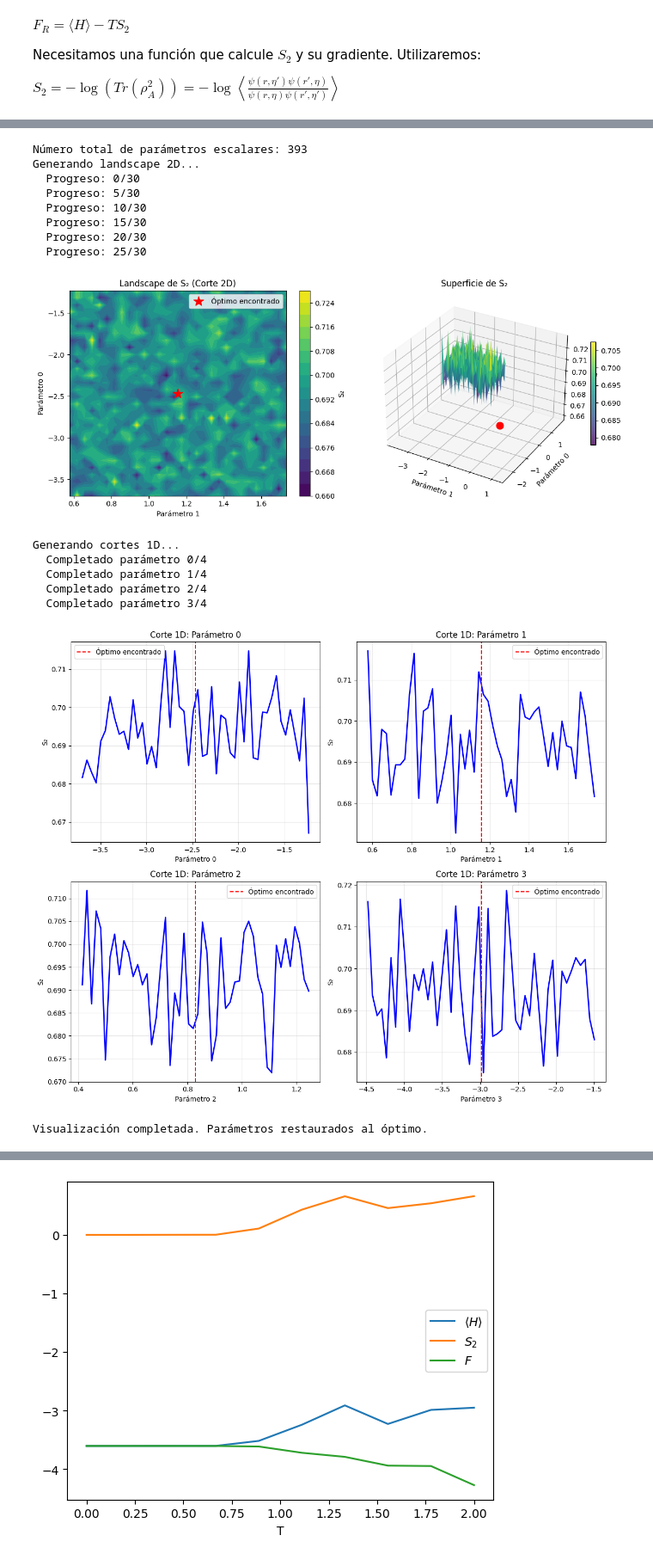
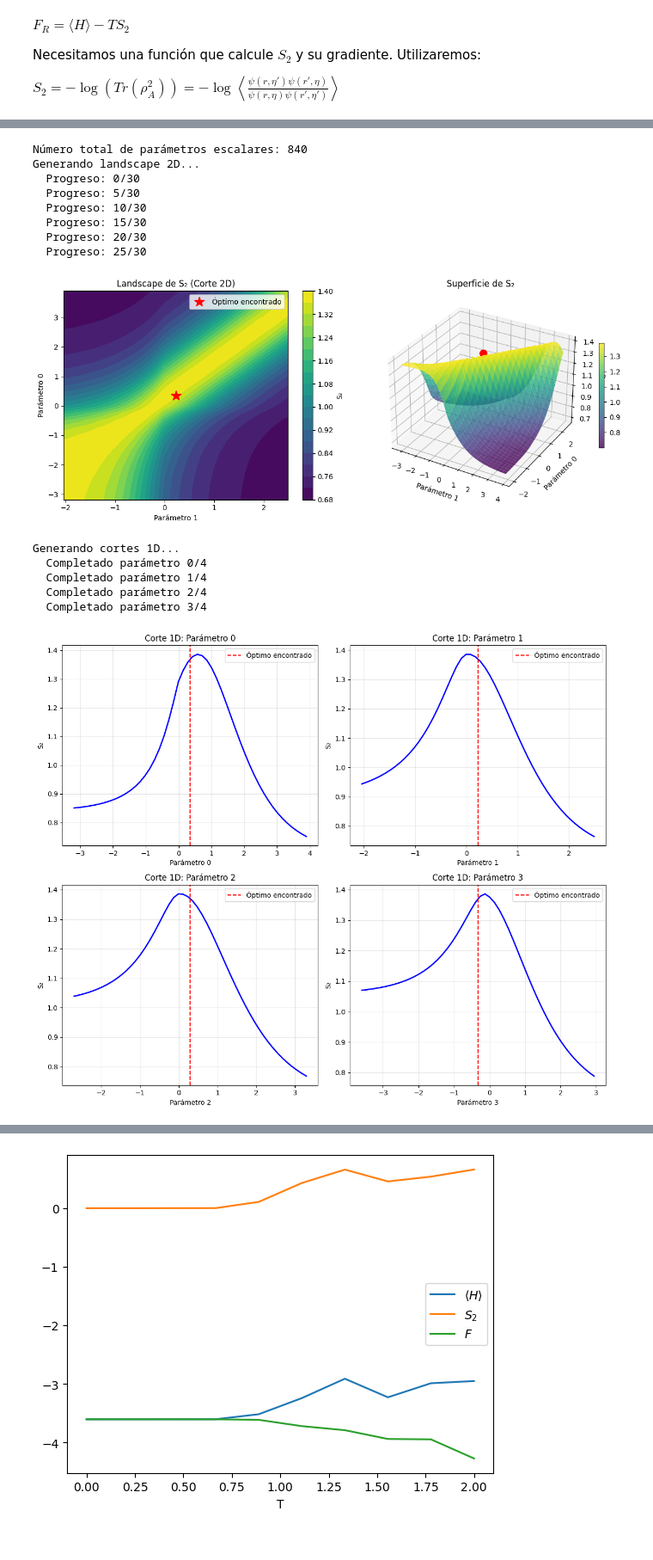
Before and after one commit to ismaelcastrouimp/TFM, a Jupyter notebook: Ancilla_Ising.ipynb, the cells around one changed output, grey strips where cells are left out. Shown at 86% size. Drawn from its saved outputs; the diff is of its cells as text; code cells hidden in the pictures.

```diff
--- a/Ancilla_Ising.ipynb
+++ b/Ancilla_Ising.ipynb
@@ -707,7 +707,7 @@ class RBM_Z2(nn.Module):
 partition = list(range(N))
 # sampler = nk.sampler.MetropolisLocal(hi_extended)
 sampler = nk.sampler.ExactSampler(hilbert=hi_extended)
-model = RBM_Z2(alpha=1, trivial_Z2=True)
+model = RBM_Z2(alpha=8, trivial_Z2=True)
 vstate = nk.vqs.MCState(sampler, model, n_samples=20000)
 vstate.init_parameters
 # optimizer = optax.sgd(learning_rate=0.8, momentum=0.9)
@@ -720,19 +720,33 @@ vstate.init_parameters
 # )
 optimizer = optax.chain(
     optax.clip_by_global_norm(1.0),
-    optax.adamw(  # AdamW = Adam + weight decay (mejor regularización)
+    optax.adam(
         learning_rate=optax.warmup_cosine_decay_schedule(
-            init_value=0.0,           # Empieza en 0
-            peak_value=0.5,           # LR máximo (fase exploratoria)
-            warmup_steps=100,         # 100 steps subiendo
+            init_value=0.01,           # Empieza en 0.2
+            peak_value=1,           # LR máximo (fase exploratoria)
+            warmup_steps=300,         # steps subiendo
             decay_steps=1000,         # 1000 steps total
-            end_value=0.001           # LR final (refinamiento)
+            end_value=0.1           # LR final (refinamiento)
         ),
-        weight_decay=1e-4,            # Regularización suave
         b1=0.9,                       # Momentum (default)
         b2=0.999                      # Segundo momento (default)
     )
 )
+# optimizer = optax.chain(
+#     optax.clip_by_global_norm(1.0),
+#     optax.adamw(
+#         learning_rate=optax.warmup_cosine_decay_schedule(
+#             init_value=0.0,           # Empieza en 0
+#             peak_value=0.5,           # LR máximo (fase exploratoria)
+#             warmup_steps=100,         # 100 steps subiendo
+#             decay_steps=1000,         # 1000 steps total
+#             end_value=0.001           # LR final (refinamiento)
+#         ),
+#         weight_decay=1e-4,            # Regularización suave
+#         b1=0.9,                       # Momentum (default)
+#         b2=0.999                      # Segundo momento (default)
+#     )
+# )
 opt_state = optimizer.init(vstate.parameters)
 
 S2_history_swap = []
@@ -750,7 +764,7 @@ for step in range(1000):
     # S2, S2_grad_2 = renyi2_value_and_grad(vstate, N, partition, 10000, key=step)
     # S2, S2_grad_2 = renyi2_value_and_grad2(vstate, hi_extended, partition, 200000)
     S2_nk = vstate.expect(S2_obs).mean.real*np.log(2)
-    # S2_trace = renyi2_entropy_exact(vstate, partition)[0]
+    S2_trace = renyi2_entropy_exact(vstate, partition)[0]
     S2_grad = jnp.linalg.norm(nk.jax.tree_ravel(S2_grad_2)[0])
 
     S_grad = jax.tree_util.tree_map(
@@ -763,14 +777,13 @@ for step in range(1000):
 
     S2_history_swap.append(S2)
     S2_history_nk.append(S2_nk)
-    # S2_history_trace.append(S2_trace)
+    S2_history_trace.append(S2_trace)
     S2_grad_history.append(S2_grad)
     a = vstate.expect_and_grad(H_extended)
 
     if step % 20 == 0:
         grad_norm = jnp.linalg.norm(nk.jax.tree_ravel(S_grad)[0])
-        # print(f"Step {step}: S₂(SWAP)={S2:.6f}, S₂(NK)={S2_nk:.6f}, S₂(ρₛ)={S2_trace:.6f}, |∇S₂| = {S2_grad:.6f}")
-        print(f"Step {step}: S₂(SWAP)={S2:.6f}, S₂(NK)={S2_nk:.6f}, |∇S₂| = {S2_grad:.6f}")
+        print(f"Step {step}: S₂(SWAP)={S2:.6f}, S₂(NK)={S2_nk:.6f}, S₂(ρₛ)={S2_trace:.6f}, |∇S₂| = {S2_grad:.8f}")
 
 plt.plot(S2_history_swap, label="SWAP")
 plt.plot(S2_history_nk, label="NetKet")
@@ -822,11 +853,11 @@ def visualize_s2_landscape(vstate, partition, optimal_params, n_samples=10000):
     param_idx_1 = 0
     param_idx_2 = min(1, n_params - 1)
 
-    # Definir rangos de exploración (±50% del valor óptimo)
+    # Definir rangos de exploración
     param_1_opt = all_scalars[param_idx_1]
     param_2_opt = all_scalars[param_idx_2]
 
-    range_factor = 0.5
+    range_factor = 10
     range_abs = max(abs(param_1_opt), 0.1)  # Evitar rangos de cero
     param_1_range = np.linspace(
         param_1_opt - range_factor * range_abs,
@@ -868,7 +899,8 @@ def visualize_s2_landscape(vstate, partition, optimal_params, n_samples=10000):
             vstate.parameters = new_params
 
             # Calcular S₂
-            S2 = renyi2_entropy_sampled(vstate, N, partition, n_samples)
+            # S2 = renyi2_entropy_sampled(vstate, N, partition, n_samples)
+            S2 = renyi2_entropy_exact(vstate, partition)[0]
             S2_landscape[i, j] = S2
 
         if i % 5 == 0:
@@ -944,45 +976,45 @@ def visualize_s2_landscape(vstate, partition, optimal_params, n_samples=10000):
             new_params = jax.tree_util.tree_unflatten(tree_def, new_flat_params)
             vstate.parameters = new_params
 
-            S2, _ = renyi2_entropy_and_grad_sampled(vstate, partition, n_samples, key=idx*1000+len(S2_values))
+            # S2, _ = renyi2_entropy_and_grad_sampled(vstate, partition, n_samples, key=idx*1000+len(S2_values))
+            S2 = renyi2_entropy_exact(vstate, partition)[0]
             S2_values.append(S2)
 
         axes[idx].plot(param_range, S2_values, 'b-', linewidth=2)
         axes[idx].axvline(param_opt, color='r', linestyle='--',
                          label='Óptimo encontrado')
         axes[idx].set_xlabel(f'Parámetro {idx}')
         axes[idx].set_ylabel('S₂')
         axes[idx].set_title(f'Corte 1D: Parámetro {idx}')
         axes[idx].grid(True, alpha=0.3)
         axes[idx].legend()
 
         print(f"  Completado parámetro {idx}/{params_to_plot}")
 
     plt.tight_layout()
     plt.show()
 
     # Restaurar parámetros óptimos
     vstate.parameters = optimal_params
 
 optimal_params = vstate.parameters
 visualize_s2_landscape(vstate, partition, optimal_params, n_samples=10000)
 # %% [output]
-Número total de parámetros escalares: 393
+Número total de parámetros escalares: 840
 Generando landscape 2D...
   Progreso: 0/30
   Progreso: 5/30
   Progreso: 10/30
   Progreso: 15/30
   Progreso: 20/30
   Progreso: 25/30
-[figure, old version]
+[figure, new version]
 Generando cortes 1D...
   Completado parámetro 0/4
   Completado parámetro 1/4
   Completado parámetro 2/4
   Completado parámetro 3/4
-[figure, old version]
+[figure, new version]
-Visualización completada. Parámetros restaurados al óptimo.
 # %%
 state_vector = vstate.to_array()
 # print("Vector de estado completo:")
```
Also changed, not shown: parts of 12 cells of this notebook.
